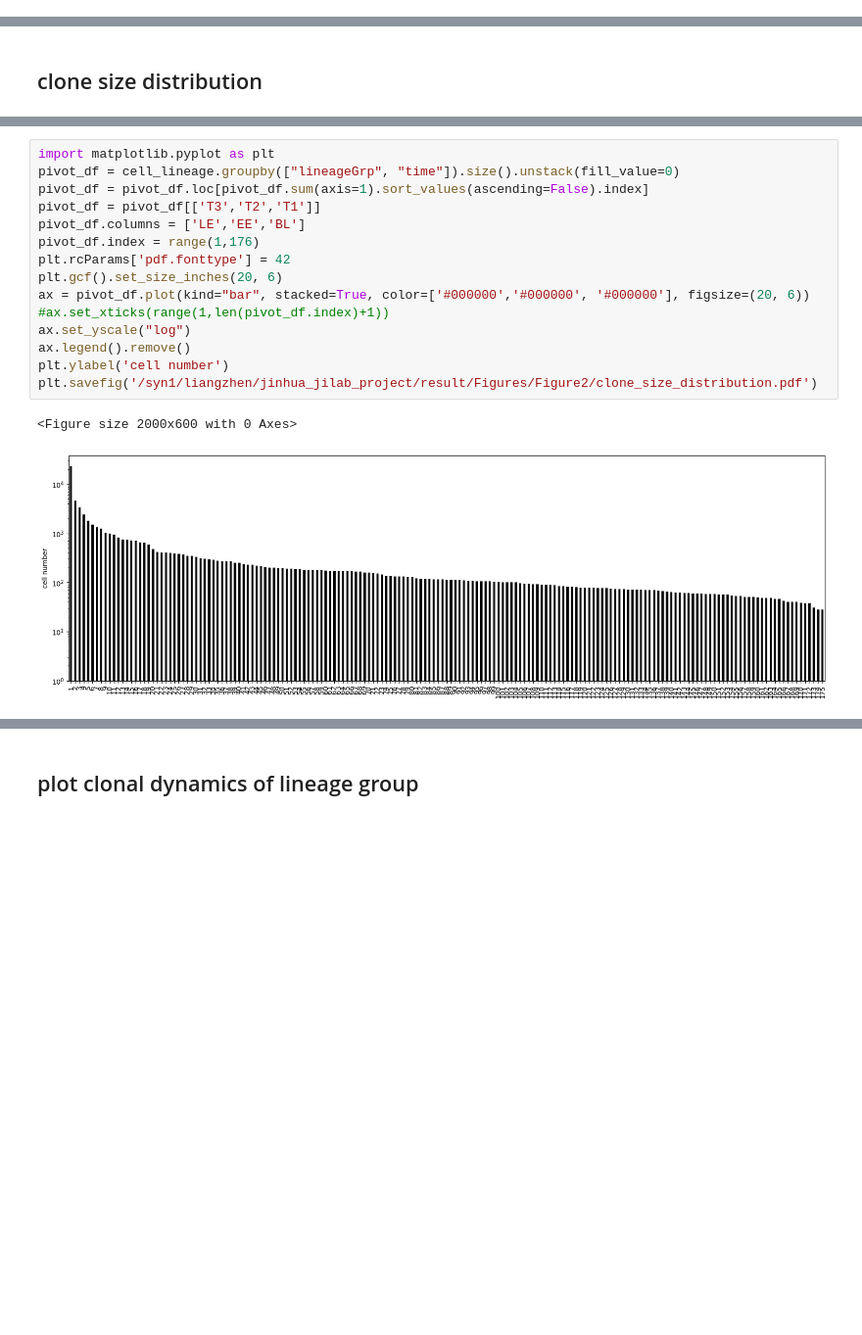
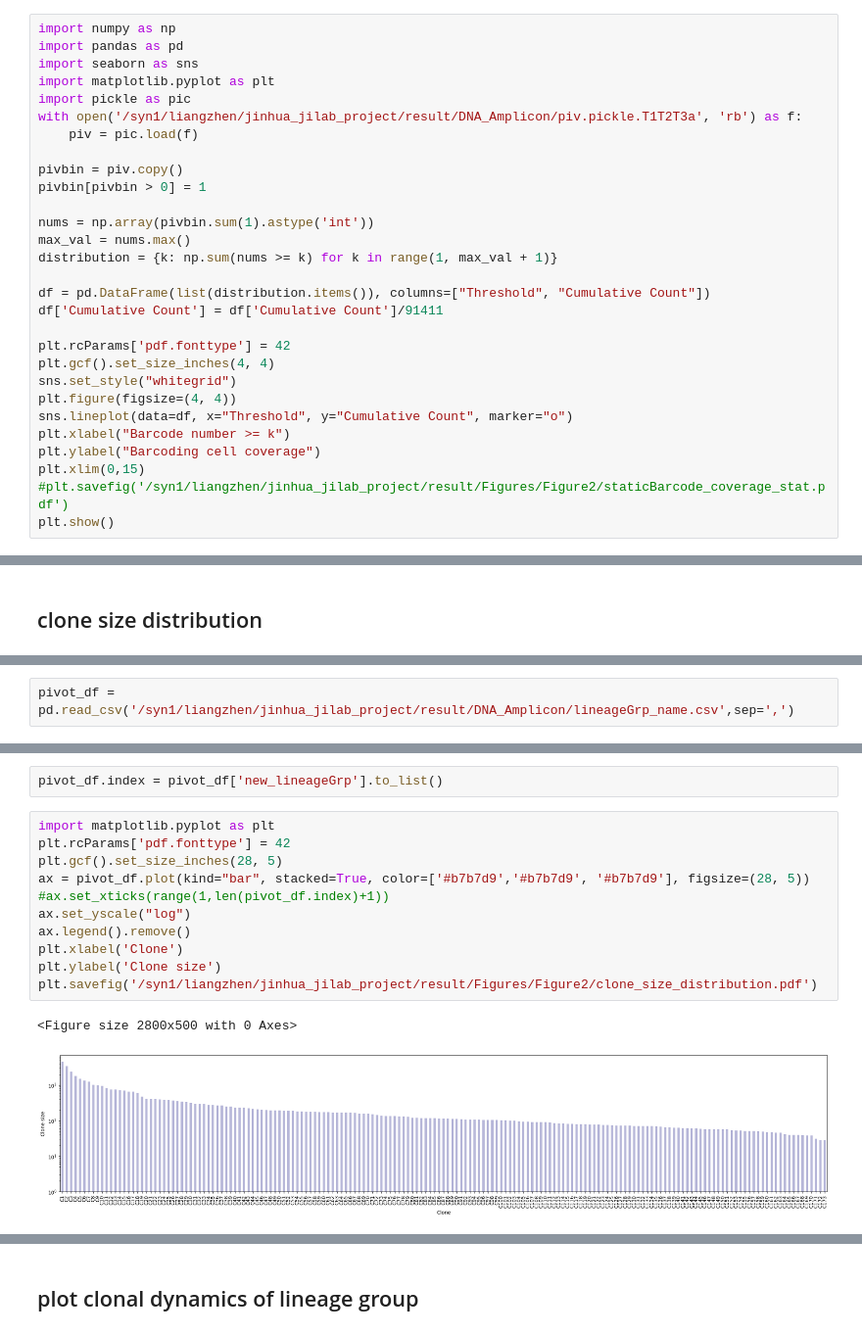
Before and after one commit to liangzhenhou/eTRACER, a Jupyter notebook: LineageTracing/scRNA/step02_clone_detection_and_plot_clonal_dynamics.ipynb, the cells around one changed output, grey strips where cells are left out. Shown at 98% size. Cells and saved outputs as stored; diff of their text form; blank space fills up the shorter version.

```diff
--- a/LineageTracing/scRNA/step02_clone_detection_and_plot_clonal_dynamics.ipynb
+++ b/LineageTracing/scRNA/step02_clone_detection_and_plot_clonal_dynamics.ipynb
@@ -516,3 +516,32 @@ T3_a3030_2_1_TTTGTTGGTAAGATCA     2.0
 T3_a3030_2_1_TTTGTTGTCCGCAAAT     4.0
 T3_a3030_2_1_TTTGTTGTCGGTATGT     7.0
 Length: 91207, dtype: float64
+# %%
+import numpy as np
+import pandas as pd
+import seaborn as sns
+import matplotlib.pyplot as plt
+import pickle as pic
+with open('/syn1/liangzhen/jinhua_jilab_project/result/DNA_Amplicon/piv.pickle.T1T2T3a', 'rb') as f:
+    piv = pic.load(f)
+
+pivbin = piv.copy()
+pivbin[pivbin > 0] = 1
+
+nums = np.array(pivbin.sum(1).astype('int'))
+max_val = nums.max()
+distribution = {k: np.sum(nums >= k) for k in range(1, max_val + 1)}
+
+df = pd.DataFrame(list(distribution.items()), columns=["Threshold", "Cumulative Count"])
+df['Cumulative Count'] = df['Cumulative Count']/91411
+
+plt.rcParams['pdf.fonttype'] = 42
+plt.gcf().set_size_inches(4, 4)
+sns.set_style("whitegrid")
+plt.figure(figsize=(4, 4))
+sns.lineplot(data=df, x="Threshold", y="Cumulative Count", marker="o")
+plt.xlabel("Barcode number >= k")
+plt.ylabel("Barcoding cell coverage")
+plt.xlim(0,15)
+#plt.savefig('/syn1/liangzhen/jinhua_jilab_project/result/Figures/Figure2/staticBarcode_coverage_stat.pdf')
+plt.show()
@@ -1309,0 +1220,2 @@ pivot_df
+# %%
+pivot_df = pd.read_csv('/syn1/liangzhen/jinhua_jilab_project/result/DNA_Amplicon/lineageGrp_name.csv',sep=',')
@@ -1310,18 +1252,16 @@ pivot_df
+# %%
+pivot_df.index = pivot_df['new_lineageGrp'].to_list()
 # %%
 import matplotlib.pyplot as plt
-pivot_df = cell_lineage.groupby(["lineageGrp", "time"]).size().unstack(fill_value=0)
-pivot_df = pivot_df.loc[pivot_df.sum(axis=1).sort_values(ascending=False).index]
-pivot_df = pivot_df[['T3','T2','T1']]
-pivot_df.columns = ['LE','EE','BL']
-pivot_df.index = range(1,176)
 plt.rcParams['pdf.fonttype'] = 42
-plt.gcf().set_size_inches(20, 6)
-ax = pivot_df.plot(kind="bar", stacked=True, color=['#000000','#000000', '#000000'], figsize=(20, 6))
+plt.gcf().set_size_inches(28, 5)
+ax = pivot_df.plot(kind="bar", stacked=True, color=['#b7b7d9','#b7b7d9', '#b7b7d9'], figsize=(28, 5))
 #ax.set_xticks(range(1,len(pivot_df.index)+1))
 ax.set_yscale("log")
 ax.legend().remove()
-plt.ylabel('cell number')
+plt.xlabel('Clone')
+plt.ylabel('Clone size')
 plt.savefig('/syn1/liangzhen/jinhua_jilab_project/result/Figures/Figure2/clone_size_distribution.pdf')
 # %% [output]
-<Figure size 2000x600 with 0 Axes>
+<Figure size 2800x500 with 0 Axes>
-[figure, old version]
+[figure, new version]
```
Also changed, not shown: parts of 103 cells of this notebook.
